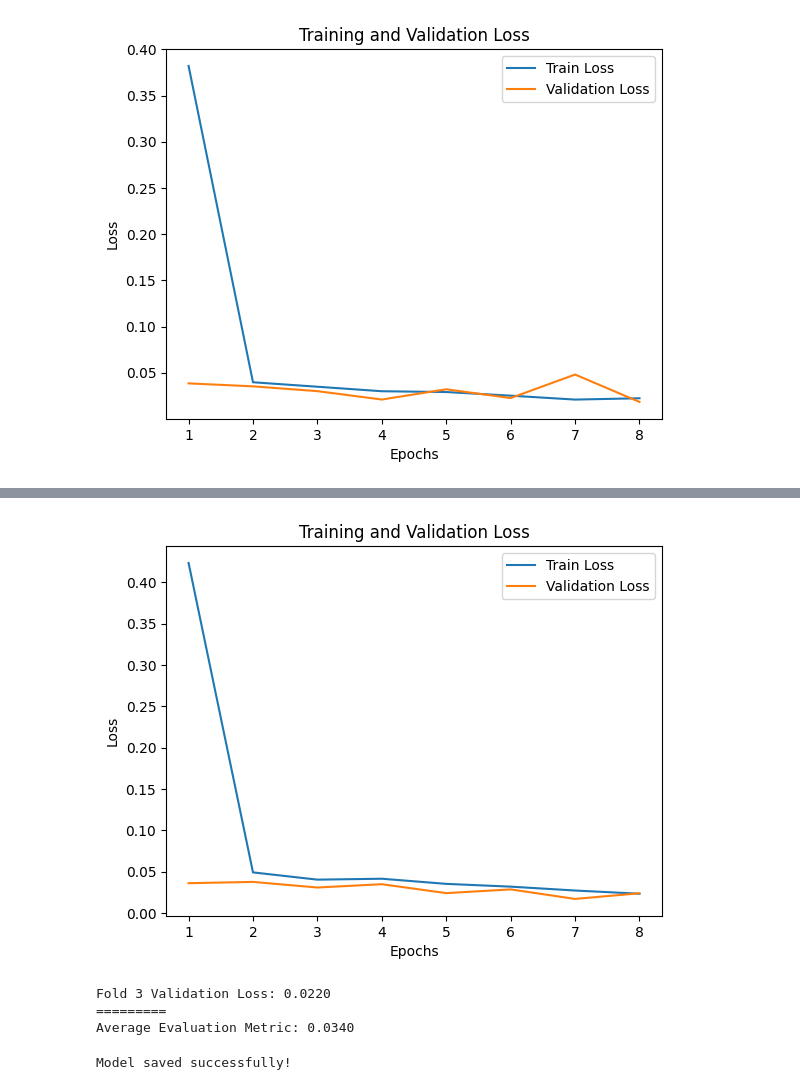
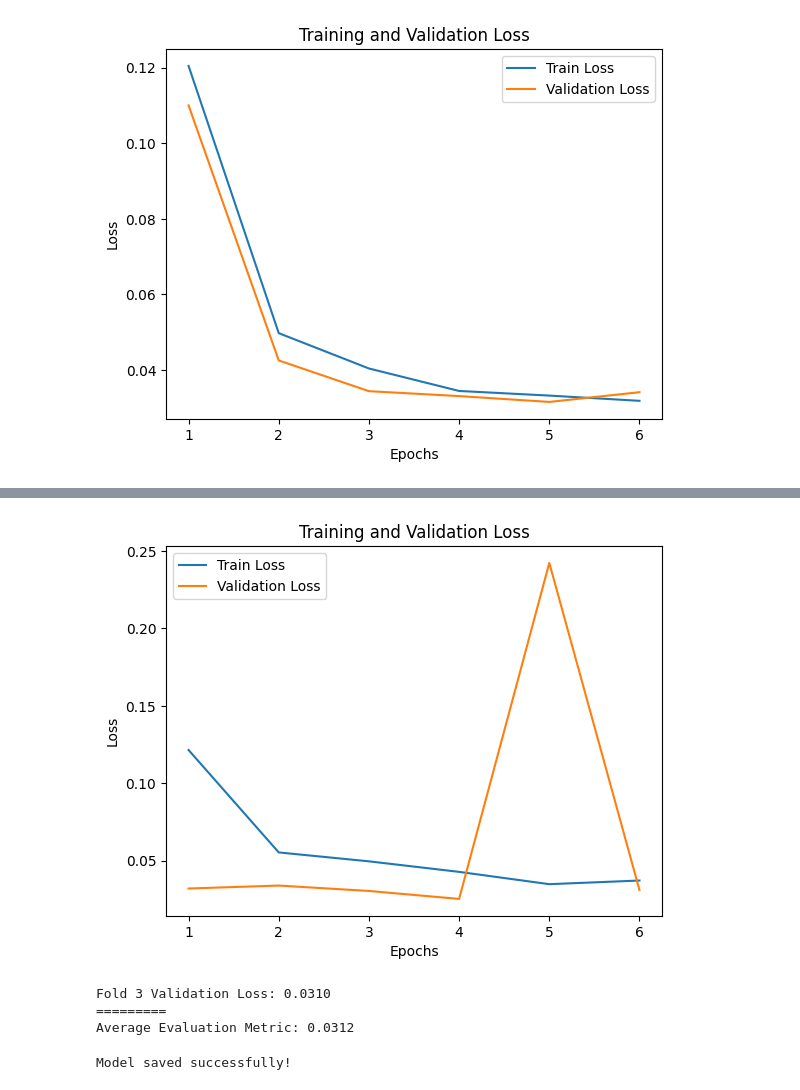
Before and after one commit to Ofiregev/Final_Project-FetalCns, a Jupyter notebook: Fetal_Cns_Final_reg_v3.ipynb, the cells around one changed output, grey strips where cells are left out. Cells and saved outputs as stored; diff of their text form; code cells hidden in the pictures.

```diff
--- a/Fetal_Cns_Final_reg_v3.ipynb
+++ b/Fetal_Cns_Final_reg_v3.ipynb
@@ -104,8 +102,9 @@ train_dataset = CustomDataset(csv_file=output_csv,
 # %%
-# Part 4: Create DataLoader
-batch_size = 16
+# Create DataLoader
+batch_size = 8
 train_loader = DataLoader(train_dataset, batch_size=batch_size, shuffle=True)
 # %%
+# # Model Definition
 class Model(nn.Module):
     def __init__(self, input_channels=1, input_size=64):
         super(Model, self).__init__()
@@ -120,7 +119,7 @@ class Model(nn.Module):
         self.fc2 = nn.Linear(1024, 512)
         self.fc3 = nn.Linear(512, 256)
         self.fc4 = nn.Linear(256, 1)
-        self.dropout = nn.Dropout(0.3)  # Increased Dropout Rate
+        self.dropout = nn.Dropout(0.5)  # Increased Dropout Rate
         self.batchnorm1 = nn.BatchNorm2d(64)
         self.batchnorm2 = nn.BatchNorm2d(128)
         self.batchnorm3 = nn.BatchNorm2d(256)
@@ -163,7 +162,8 @@ Model(
   (batchnorm4): BatchNorm2d(512, eps=1e-05, momentum=0.1, affine=True, track_running_stats=True)
 )
 # %%
-# Part 6: Define Training Parameters and Optimizer
+# Define Training Parameters and Optimizer
 learning_rate = 0.001
 criterion = nn.MSELoss()
 optimizer = optim.Adam(model.parameters(), lr=learning_rate, weight_decay=1e-5)
+scheduler = lr_scheduler.StepLR(optimizer, step_size=2, gamma=0.5)
@@ -241,12 +241,11 @@ def evaluate(model, val_loader, criterion, device):
     fold_avg_val_loss = np.mean(val_losses)
     return fold_avg_val_loss
 # %%
-from torch.utils.data import SubsetRandomSampler
-
+# K-Fold Cross-Validation
 k = 3
 kf = KFold(n_splits=k, shuffle=True, random_state=42)
 evaluation_metrics = []
-epochs = 8
+epochs = 6
 scheduler = lr_scheduler.StepLR(optimizer, step_size=2, gamma=0.5)
 
 def reset_model(model_class, *args, **kwargs):
@@ -305 +300 @@ Epoch 8, Train Loss: 0.0224, Validation Loss: 0.0185
-[figure, old version]
+[figure, new version]
@@ -318,5 +311,5 @@ Epoch 8, Train Loss: 0.0234, Validation Loss: 0.0240
-[figure, old version]
+[figure, new version]
-Fold 3 Validation Loss: 0.0220
-=========
-Average Evaluation Metric: 0.0340
+Fold 3 Validation Loss: 0.0310
+=========
+Average Evaluation Metric: 0.0312
 # %%
```
Also changed, not shown: parts of 20 cells of this notebook.
